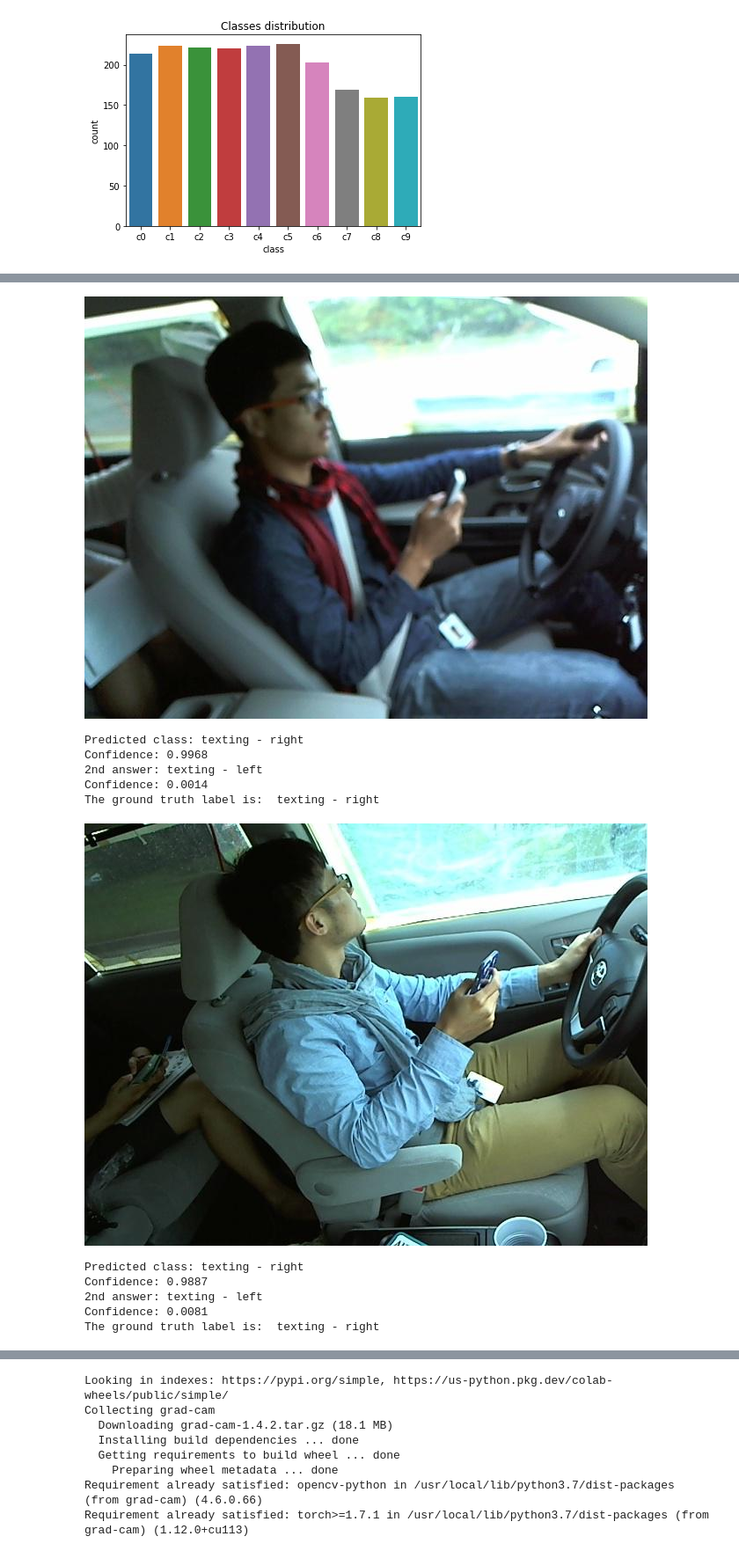
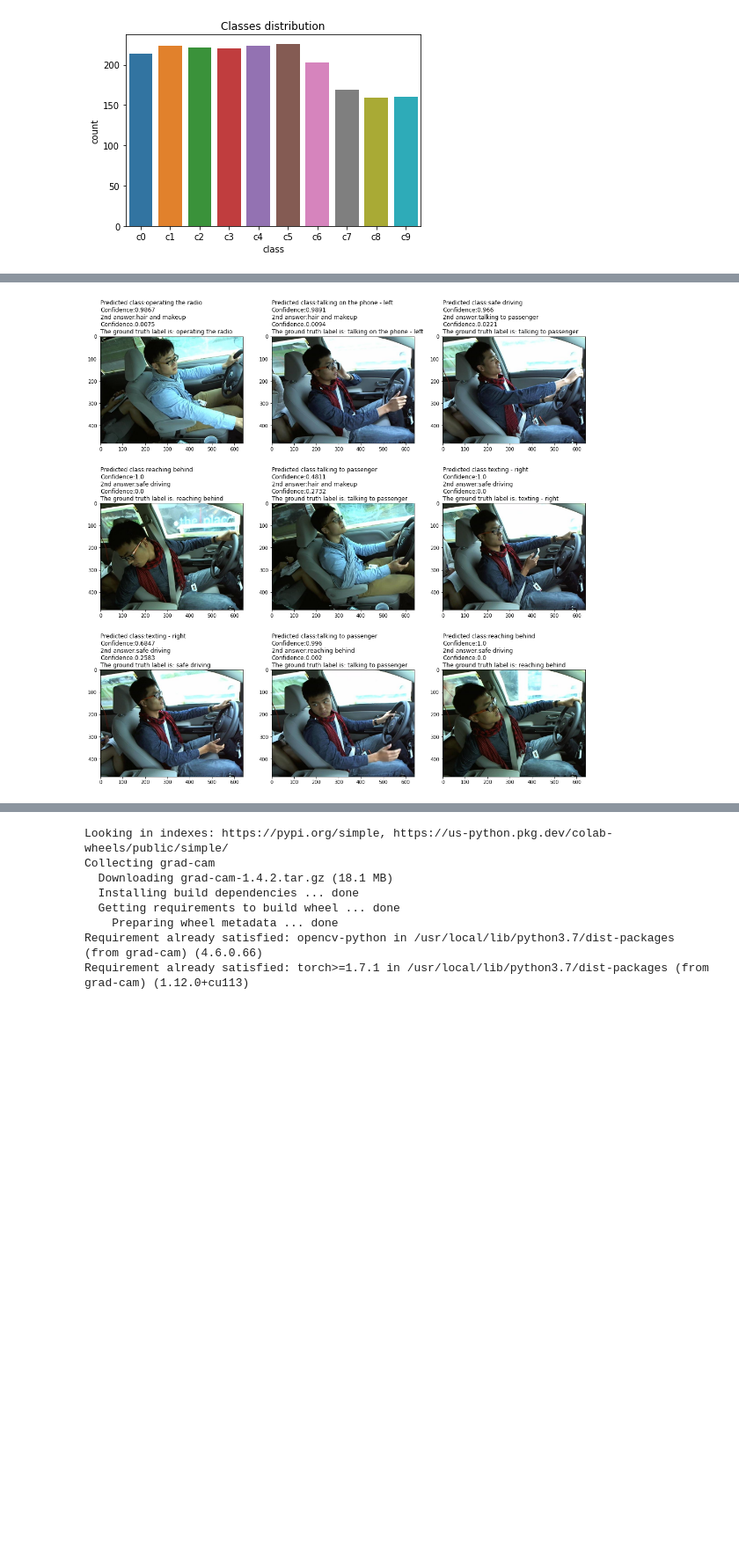
Before and after one commit to bkota0404/523FinalProject, a Jupyter notebook: Code/VGG16.ipynb, the cells around one changed output, grey strips where cells are left out. Shown at 88% size. Drawn from its saved outputs; the diff is of its cells as text; code cells hidden in the pictures; blank space fills up the shorter version.

```diff
--- a/Code/VGG16.ipynb
+++ b/Code/VGG16.ipynb
@@ -581,34 +534,31 @@ plt.show()
 # %%
 files = np.random.choice(dataList[dataList['subject'].isin(['p012','p026'])]['img'].tolist(),9)
 # %%
-for file in files:
-  im_path = glob(filepath+'TestData/*/'+file)[0]
-  display(Image(filename=im_path))
-  with PIL.Image.open(im_path) as im:
-    im = transform(im)
-    im = im.unsqueeze(0)
-    output = modelloaded(im.cuda())
-    proba = nn.Softmax(dim=1)(output)
-    proba = [round(float(elem),4) for elem in proba[0]]
-    #print(proba)
-    print("Predicted class:",class_dict[proba.index(max(proba))])
-    print("Confidence:",max(proba))
-    proba2 = proba.copy()
-    proba2[proba2.index(max(proba2))] = 0.
-    print("2nd answer:",class_dict[proba2.index(max(proba2))])
-    print("Confidence:",max(proba2))
-    print("The ground truth label is: ",class_dict[int(dataList[dataList['img'] == file]["classname"].iloc[0][1:])])
-    print("\n")
+from pandas.io.parsers.readers import TextFileReader
+plt.figure(figsize=(18,18))
+text_list = []
+
+for i in range(len(files)):
+    plt.subplot(3,3,i+1)
+    img = cv2.imread(glob(filepath+'TestData/*/'+files[i])[0])
+    img_cvt=cv2.cvtColor(img, cv2.COLOR_BGR2RGB)
+    plt.imshow(img_cvt)
+    with PIL.Image.open(glob(filepath+'TestData/*/'+files[i])[0]) as im:
+      im = transform(im)
+      im = im.unsqueeze(0)
+      output = modelloaded(im.cuda())
+      proba = nn.Softmax(dim=1)(output)
+      proba = [round(float(elem),4) for elem in proba[0]]
+      proba2 = proba.copy()
+      proba2[proba2.index(max(proba2))] = 0.
+      text  = "Predicted class:"+class_dict[proba.index(max(proba))]+"\n"+"Confidence:"+str(max(proba))+"\n"+"2nd answer:"+class_dict[proba2.index(max(proba2))]+"\n"+"Confidence:"+str(max(proba2))+"\n"+"The ground truth label is: "+class_dict[int(dataList[dataList['img'] == files[i]]["classname"].iloc[0][1:])]
+      text_list.append(text)
+
+
+    plt.title(text, loc='left')
+
+
+
+plt.show()
 # %% [output]
-[figure, old version]
+[figure, new version]
-Predicted class: texting - right
-Confidence: 0.9968
-2nd answer: texting - left
-Confidence: 0.0014
-The ground truth label is:  texting - right
-[figure, removed]
-Predicted class: texting - right
-Confidence: 0.9887
-2nd answer: texting - left
-Confidence: 0.0081
-The ground truth label is:  texting - right
```
Also changed, not shown: parts of 46 cells of this notebook.
